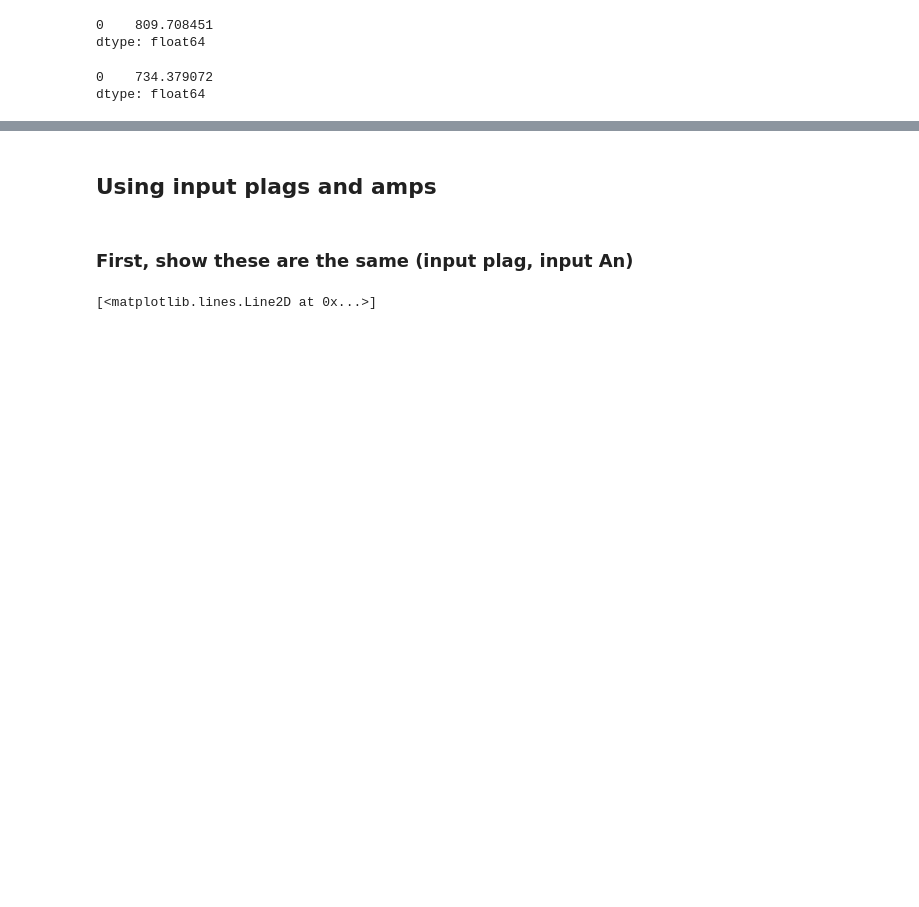
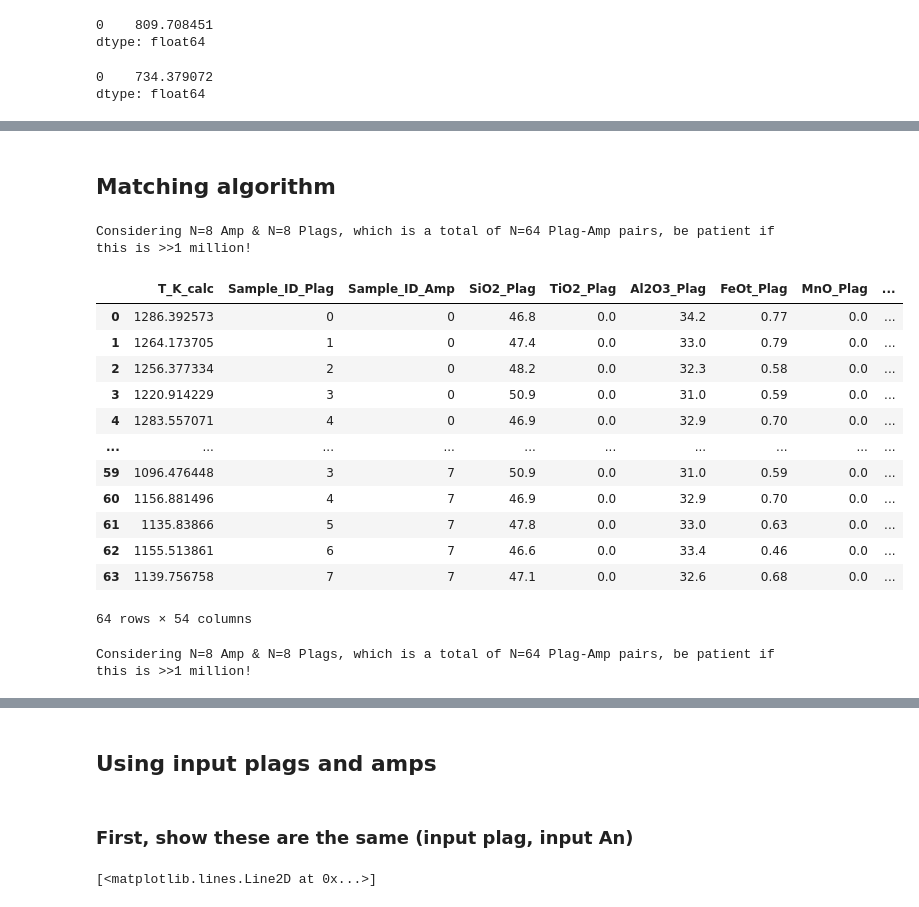
Before and after one commit to PennyWieser/Thermobar, a Jupyter notebook: Benchmarking/amphibole/Final_Versions/Holland_Blundy_Plag_Hbl.ipynb, the cells around one changed output, grey strips where cells are left out. Cells and saved outputs as stored; diff of their text form; code cells hidden in the pictures; blank space fills up the shorter version.

Commit message:
added melt match function, checks of length of variables being input to non matching functions

```diff
--- a/Benchmarking/amphibole/Final_Versions/Holland_Blundy_Plag_Hbl.ipynb
+++ b/Benchmarking/amphibole/Final_Versions/Holland_Blundy_Plag_Hbl.ipynb
@@ -65,0 +92,63 @@ plt.plot([600, 1050], [600, 1050], '-k')
+# %% [markdown]
+## Matching algorithm
+# %%
+pt.calculate_amp_plag_temp_matching(amp_comps=Amps, plag_comps=Plags, equationT="T_HB1994_B", P=5)
+# %% [output]
+Considering N=8 Amp & N=8 Plags, which is a total of N=64 Plag-Amp pairs, be patient if this is >>1 million!
+|  | T_K_calc | Sample_ID_Plag | Sample_ID_Amp | SiO2_Plag | TiO2_Plag | Al2O3_Plag | FeOt_Plag | MnO_Plag | ... |
+| 0 | 1286.392573 | 0 | 0 | 46.8 | 0.0 | 34.2 | 0.77 | 0.0 | ... |
+| 1 | 1264.173705 | 1 | 0 | 47.4 | 0.0 | 33.0 | 0.79 | 0.0 | ... |
+| 2 | 1256.377334 | 2 | 0 | 48.2 | 0.0 | 32.3 | 0.58 | 0.0 | ... |
+| 3 | 1220.914229 | 3 | 0 | 50.9 | 0.0 | 31.0 | 0.59 | 0.0 | ... |
+| 4 | 1283.557071 | 4 | 0 | 46.9 | 0.0 | 32.9 | 0.70 | 0.0 | ... |
+| ... | ... | ... | ... | ... | ... | ... | ... | ... | ... |
+| 59 | 1096.476448 | 3 | 7 | 50.9 | 0.0 | 31.0 | 0.59 | 0.0 | ... |
+| 60 | 1156.881496 | 4 | 7 | 46.9 | 0.0 | 32.9 | 0.70 | 0.0 | ... |
+| 61 | 1135.83866 | 5 | 7 | 47.8 | 0.0 | 33.0 | 0.63 | 0.0 | ... |
+| 62 | 1155.513861 | 6 | 7 | 46.6 | 0.0 | 33.4 | 0.46 | 0.0 | ... |
+| 63 | 1139.756758 | 7 | 7 | 47.1 | 0.0 | 32.6 | 0.68 | 0.0 | ... |
+64 rows × 54 columns
+# %%
+# Adding an ID label to help with melt-Amp rematching later
+
+amp_comps=Amps
+plag_comps=Plags
+myAmps1_concat=pt.calculate_23oxygens_amphibole(amp_comps=amp_comps)
+myPlag_concat=pt.calculate_cat_fractions_plagioclase(plag_comps=plag_comps)
+
+myAmps1_concat['ID_Amp'] = myAmps1_concat.index
+if "Sample_ID_Amp" not in amp_comps:
+    myAmps1_concat['Sample_ID_Amp'] = myAmps1_concat.index
+else:
+    myAmps1_concat['Sample_ID_Amp']=amp_comps['Sample_ID_Amp']
+
+if "Sample_ID_Plag" not in plag_comps:
+    myPlag_concat['Sample_ID_Plag'] = myPlag_concat.index
+else:
+    myPlag_concat['Sample_ID_Plag']=plag_comps['Sample_ID_Plag']
+
+myAmps1_concat['ID_Amp']=myAmps1_concat.index
+myPlag_concat['ID_Plag'] = myPlag_concat.index
+
+
+# This duplicates Amps, repeats Amp1-Amp1*N, Amp2-Amp2*N etc.
+DupAmps = pd.DataFrame(np.repeat(myAmps1_concat.values,
+np.shape(myPlag_concat)[0], axis=0))
+DupAmps.columns = myAmps1_concat.columns
+
+# This duplicates Plaguids like Plag1-Plag2-Plag3 for Amp1, Plag1-Plag2-Plag3 for
+# Amp2 etc.
+DupPlags = pd.concat([myPlag_concat] *
+                    np.shape(myAmps1_concat)[0]).reset_index(drop=True)
+
+# Combines these merged Plaguids and Amp dataframes
+Combo_Plag_Amps = pd.concat([DupPlags, DupAmps], axis=1)
+LenCombo = str(np.shape(Combo_Plag_Amps)[0])
+
+# Status update for user
+LenAmp=len(amp_comps)
+LenPlags=len(plag_comps)
+print("Considering N=" + str(LenAmp) + " Amp & N=" + str(LenPlags) +" Plags, which is a total of N="+ str(LenCombo) +
+        " Plag-Amp pairs, be patient if this is >>1 million!")
+# %% [output]
+Considering N=8 Amp & N=8 Plags, which is a total of N=64 Plag-Amp pairs, be patient if this is >>1 million!
```
Also changed, not shown: parts of 9 cells of this notebook, 5 other files.
